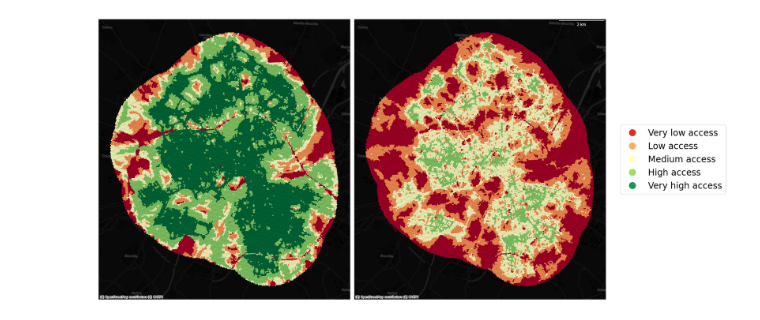
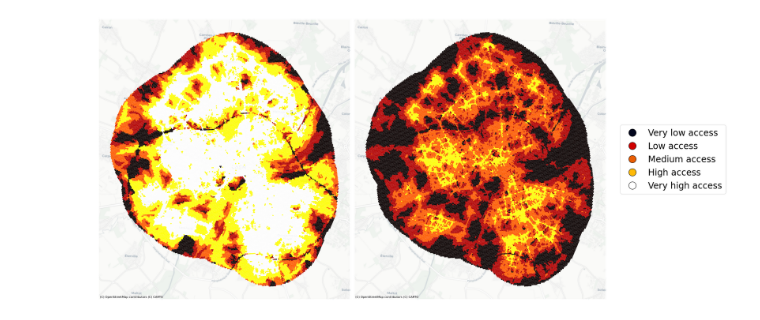
Before and after one commit to cpeiret/ERSA2022_demo, a Jupyter notebook: 00_visualisations.ipynb, the cells around one changed output. Cells and saved outputs as stored; diff of their text form; code cells hidden in the pictures.

```diff
--- a/00_visualisations.ipynb
+++ b/00_visualisations.ipynb
@@ -31,11 +34,11 @@ pooled = mapclassify.Pooled(
 )
 
 # generate custom legend
-legend_elements = [Line2D([0],[0], marker='o', color = 'w', markerfacecolor='#d73027', label = 'Very low access', markersize = 20),
-                   Line2D([0],[0], marker='o', color = 'w', markerfacecolor='#fdae61', label = 'Low access', markersize = 20),
-                   Line2D([0],[0], marker='o', color = 'w', markerfacecolor='#ffffbf', label = 'Medium access', markersize = 20),
-                   Line2D([0],[0], marker='o', color = 'w', markerfacecolor='#a6d96a', label = 'High access', markersize = 20),
-                   Line2D([0],[0], marker='o', color = 'w', markerfacecolor='#1a9850', label = 'Very high access', markersize = 20)]
+legend_elements = [Line2D([0],[0], marker='o', color = 'w', markerfacecolor='#03071e', label = 'Very low access', markersize = 20, markeredgecolor = 'black'),
+                   Line2D([0],[0], marker='o', color = 'w', markerfacecolor='#d00000', label = 'Low access', markersize = 20, markeredgecolor = 'black'),
+                   Line2D([0],[0], marker='o', color = 'w', markerfacecolor='#e85d04', label = 'Medium access', markersize = 20, markeredgecolor = 'black'),
+                   Line2D([0],[0], marker='o', color = 'w', markerfacecolor='#ffba08', label = 'High access', markersize = 20, markeredgecolor = 'black'),
+                   Line2D([0],[0], marker='o', color = 'w', markerfacecolor='#ffffff', label = 'Very high access', markersize = 20, markeredgecolor = 'black')]
 
 # map
 f, axs = plt.subplots(1,2, figsize = (24,24))
@@ -45,33 +48,33 @@ scalebar = ScaleBar(dx=1,
                     location='upper right',
                     height_fraction=0.001,
                     color='white',
                     box_alpha=0.0
                     )
 
 for i, s in enumerate(scores):
     access_score.to_crs(2154).plot(
         s,
         scheme = 'UserDefined',
         classification_kwds={ # Use global bins
             'bins': pooled.global_classifier.bins
         },
         ax = axs[i],
-        cmap = 'RdYlGn'
+        cmap = 'hot'
 
     )
 
     cx.add_basemap(axs[i],
                crs=2154,
-               source = cx.providers.CartoDB.DarkMatter)
+               source = cx.providers.CartoDB.Positron)
 
     axs[i].set_axis_off()
     axs[i].tick_params(labelsize = 20)
     axs[1].add_artist(scalebar)
     axs[1].legend(handles = legend_elements, loc = 'center left', bbox_to_anchor=(1.04,0.5), fontsize = 24)
     # axs[0].set_title('Accessibility score for adults', fontsize = 16)
     # axs[1].set_title('Accessibility score for seniors', fontsize = 16)
 
 plt.tight_layout()
 plt.savefig('./figures/access_score_comparison.png', bbox_inches='tight')
 # %% [output]
-[figure, old version]
+[figure, new version]
```
Also changed, not shown: parts of 2 cells of this notebook, 1 other file.
